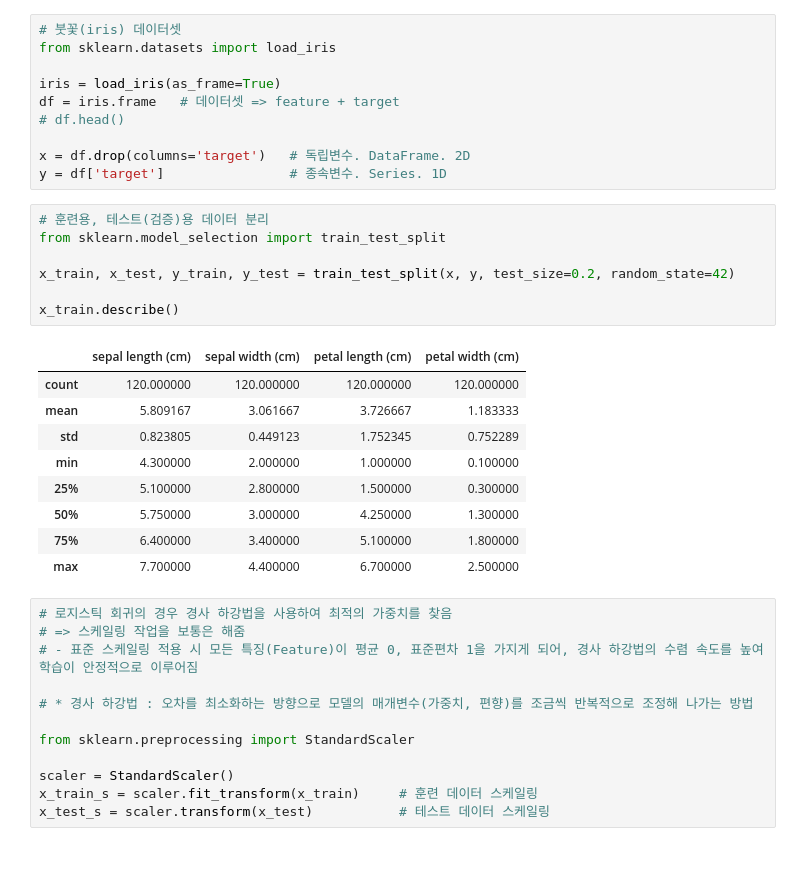
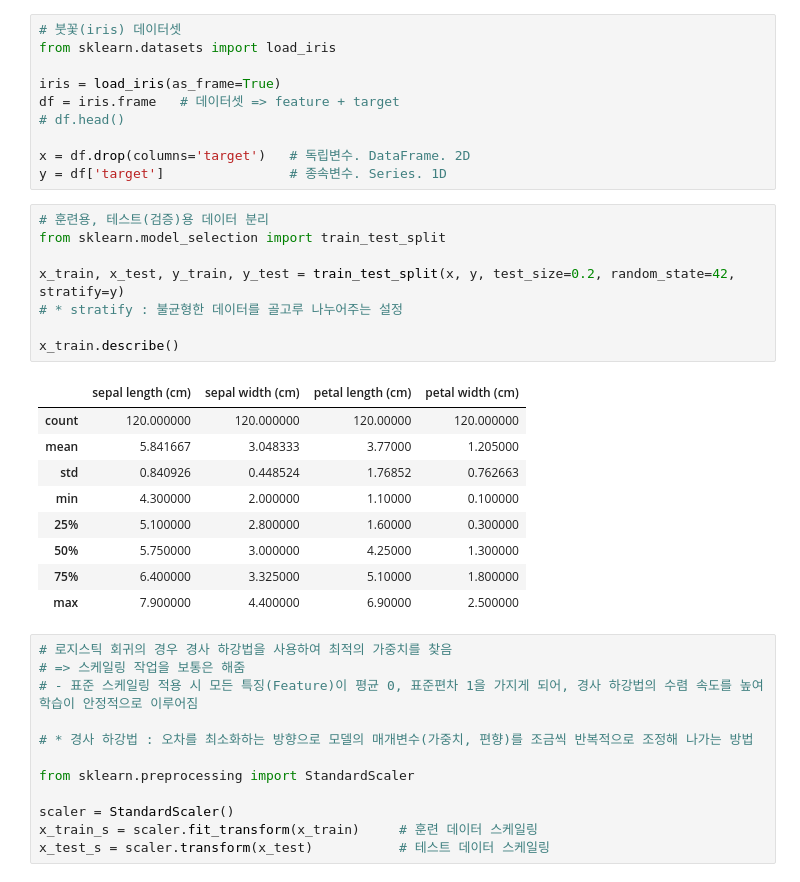
Before and after one commit to sjlimiei25/AI-Prediction, a Jupyter notebook: 5_Logistic_Regression.ipynb, the cells around one changed output. Drawn from its saved outputs; the diff is of its cells as text.

```diff
--- a/5_Logistic_Regression.ipynb
+++ b/5_Logistic_Regression.ipynb
@@ -95,20 +95,21 @@ y = df['target']                # 종속변수. Series. 1D
 # %%
 # 훈련용, 테스트(검증)용 데이터 분리
 from sklearn.model_selection import train_test_split
 
-x_train, x_test, y_train, y_test = train_test_split(x, y, test_size=0.2, random_state=42)
+x_train, x_test, y_train, y_test = train_test_split(x, y, test_size=0.2, random_state=42, stratify=y)
+# * stratify : 불균형한 데이터를 골고루 나누어주는 설정
 
 x_train.describe()
 # %% [output]
 |  | sepal length (cm) | sepal width (cm) | petal length (cm) | petal width (cm) |
-| count | 120.000000 | 120.000000 | 120.000000 | 120.000000 |
-| mean | 5.809167 | 3.061667 | 3.726667 | 1.183333 |
-| std | 0.823805 | 0.449123 | 1.752345 | 0.752289 |
-| min | 4.300000 | 2.000000 | 1.000000 | 0.100000 |
-| 25% | 5.100000 | 2.800000 | 1.500000 | 0.300000 |
-| 50% | 5.750000 | 3.000000 | 4.250000 | 1.300000 |
-| 75% | 6.400000 | 3.400000 | 5.100000 | 1.800000 |
-| max | 7.700000 | 4.400000 | 6.700000 | 2.500000 |
+| count | 120.000000 | 120.000000 | 120.00000 | 120.000000 |
+| mean | 5.841667 | 3.048333 | 3.77000 | 1.205000 |
+| std | 0.840926 | 0.448524 | 1.76852 | 0.762663 |
+| min | 4.300000 | 2.000000 | 1.10000 | 0.100000 |
+| 25% | 5.100000 | 2.800000 | 1.60000 | 0.300000 |
+| 50% | 5.750000 | 3.000000 | 4.25000 | 1.300000 |
+| 75% | 6.400000 | 3.325000 | 5.10000 | 1.800000 |
+| max | 7.900000 | 4.400000 | 6.90000 | 2.500000 |
 # %%
 # 로지스틱 회귀의 경우 경사 하강법을 사용하여 최적의 가중치를 찾음
 # => 스케일링 작업을 보통은 해줌
```
Also changed, not shown: parts of 1 cell of this notebook.
